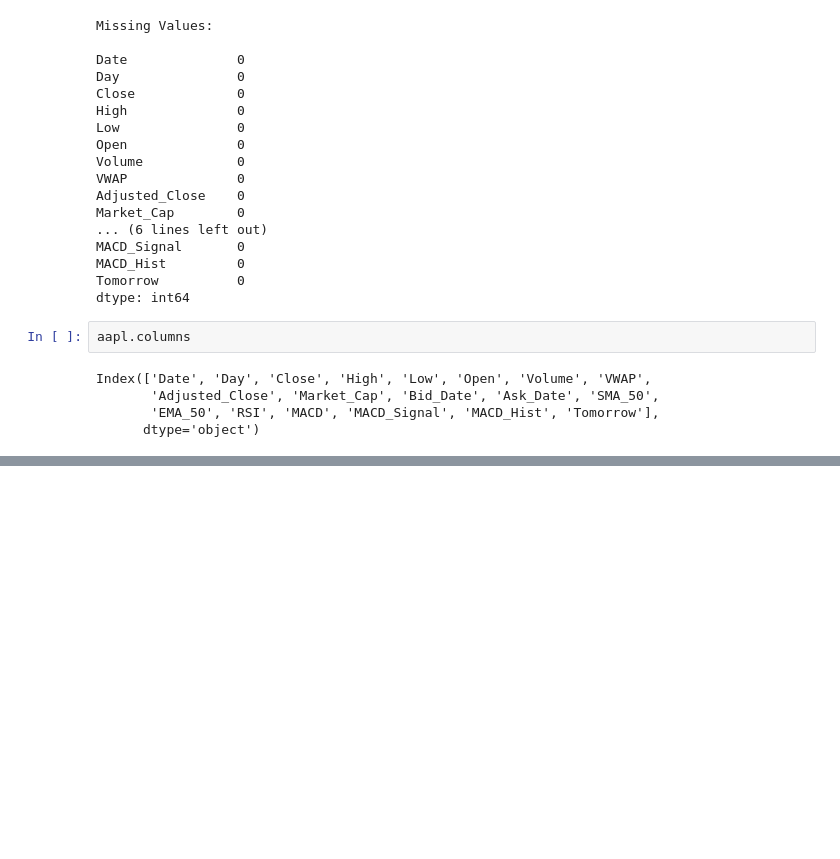
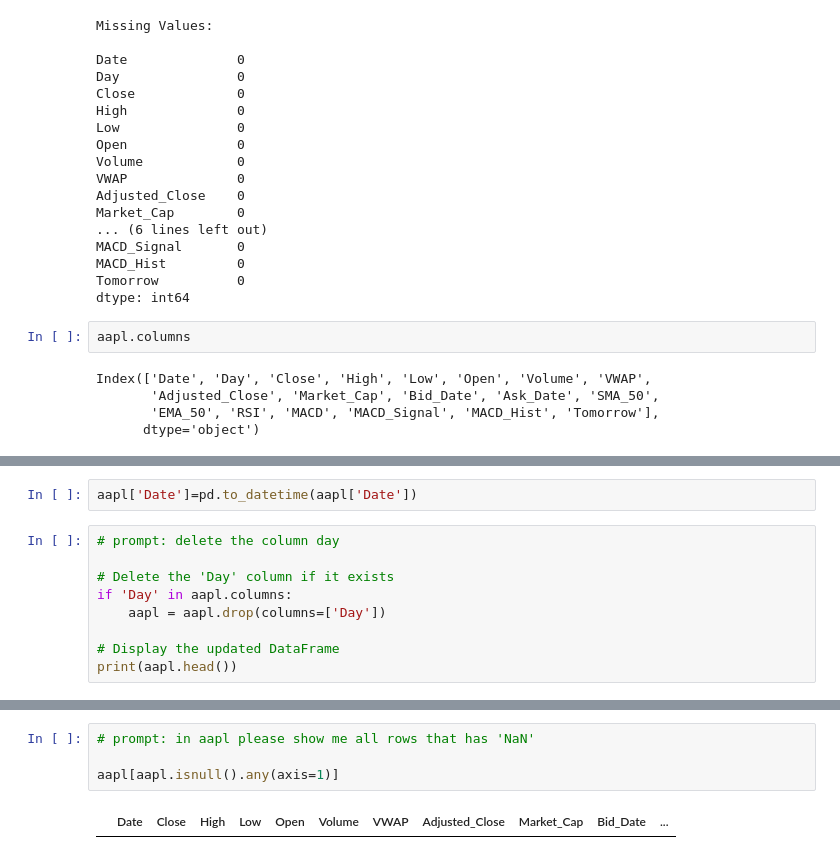
Before and after one commit to NarendranAsokan-dataanalyst/portfolio, a Jupyter notebook: Capstone Models.ipynb, the cells around one changed output, grey strips where cells are left out. Cells and saved outputs as stored; diff of their text form; blank space fills up the shorter version.

```diff
--- a/Capstone Models.ipynb
+++ b/Capstone Models.ipynb
@@ -920,0 +971,11 @@ Index(['Date', 'Day', 'Close', 'High', 'Low', 'Open', 'Volume', 'VWAP',
+# %%
+aapl['Date']=pd.to_datetime(aapl['Date'])
+# %%
+# prompt: delete the column day
+
+# Delete the 'Day' column if it exists
+if 'Day' in aapl.columns:
+    aapl = aapl.drop(columns=['Day'])
+
+# Display the updated DataFrame
+print(aapl.head())
@@ -990,0 +1087,6 @@ TypeError: Cannot convert [[0.772 0.783 0.716 ... 239.36 237.59 'No']] to numeri
+# %%
+# prompt: in aapl please show me all rows that has 'NaN'
+
+aapl[aapl.isnull().any(axis=1)]
+# %% [output]
+|  | Date | Close | High | Low | Open | Volume | VWAP | Adjusted_Close | Market_Cap | Bid_Date | ... |
```
Also changed, not shown: parts of 18 cells of this notebook.
